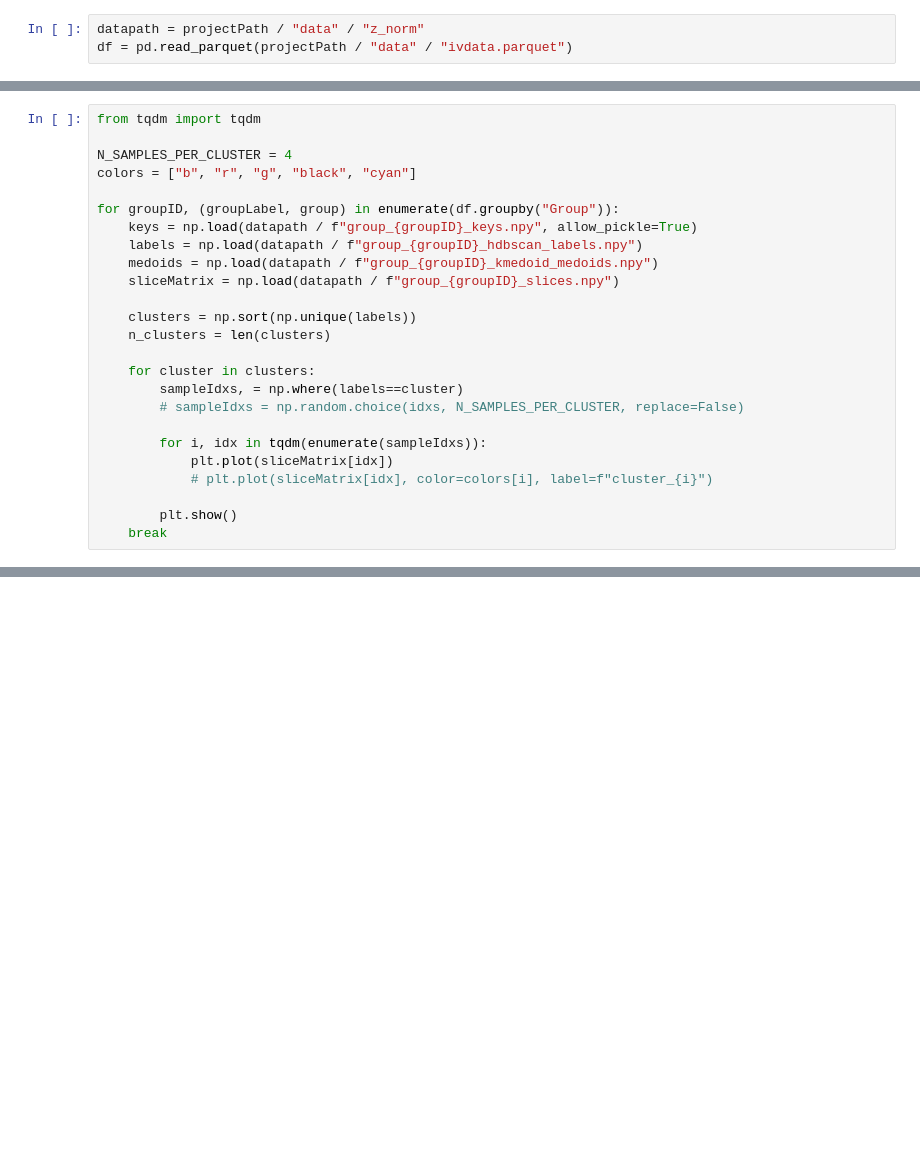
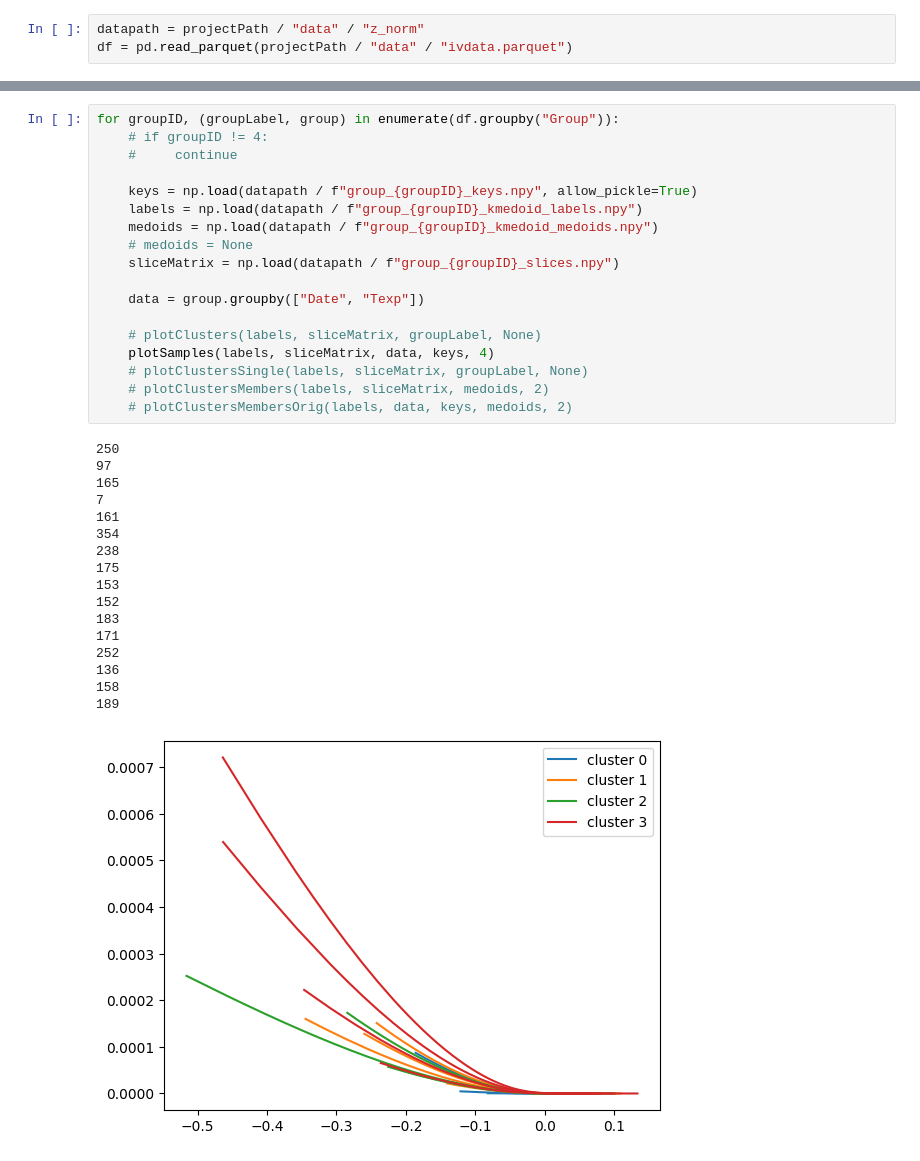
Before and after one commit to hannesnikulski/paper-revision, a Jupyter notebook: src/notebooks/cluster-eval.ipynb, the cells around one changed output, grey strips where cells are left out. Drawn from its saved outputs; the diff is of its cells as text; blank space fills up the shorter version.

```diff
--- a/src/notebooks/cluster-eval.ipynb
+++ b/src/notebooks/cluster-eval.ipynb
@@ -143,25 +242,0 @@ def chooseRandom(arr, n):
-# %%
-from tqdm import tqdm
-
-N_SAMPLES_PER_CLUSTER = 4
-colors = ["b", "r", "g", "black", "cyan"]
-
-for groupID, (groupLabel, group) in enumerate(df.groupby("Group")):
-    keys = np.load(datapath / f"group_{groupID}_keys.npy", allow_pickle=True)
-    labels = np.load(datapath / f"group_{groupID}_hdbscan_labels.npy")
-    medoids = np.load(datapath / f"group_{groupID}_kmedoid_medoids.npy")
-    sliceMatrix = np.load(datapath / f"group_{groupID}_slices.npy")
-
-    clusters = np.sort(np.unique(labels))
-    n_clusters = len(clusters)
-
-    for cluster in clusters:
-        sampleIdxs, = np.where(labels==cluster)
-        # sampleIdxs = np.random.choice(idxs, N_SAMPLES_PER_CLUSTER, replace=False)
-
-        for i, idx in tqdm(enumerate(sampleIdxs)):
-            plt.plot(sliceMatrix[idx])
-            # plt.plot(sliceMatrix[idx], color=colors[i], label=f"cluster_{i}")
-
-        plt.show()
-    break
@@ -181,0 +243,36 @@ for groupID, (groupLabel, group) in enumerate(df.groupby("Group")):
+# %%
+for groupID, (groupLabel, group) in enumerate(df.groupby("Group")):
+    # if groupID != 4:
+    #     continue
+
+    keys = np.load(datapath / f"group_{groupID}_keys.npy", allow_pickle=True)
+    labels = np.load(datapath / f"group_{groupID}_kmedoid_labels.npy")
+    medoids = np.load(datapath / f"group_{groupID}_kmedoid_medoids.npy")
+    # medoids = None
+    sliceMatrix = np.load(datapath / f"group_{groupID}_slices.npy")
+
+    data = group.groupby(["Date", "Texp"])
+
+    # plotClusters(labels, sliceMatrix, groupLabel, None)
+    plotSamples(labels, sliceMatrix, data, keys, 4)
+    # plotClustersSingle(labels, sliceMatrix, groupLabel, None)
+    # plotClustersMembers(labels, sliceMatrix, medoids, 2)
+    # plotClustersMembersOrig(labels, data, keys, medoids, 2)
+# %% [output]
+250
+97
+165
+7
+161
+354
+238
+175
+153
+152
+183
+171
+252
+136
+158
+189
+[figure, added]
```
Also changed, not shown: parts of 8 cells of this notebook, 12 other files.
